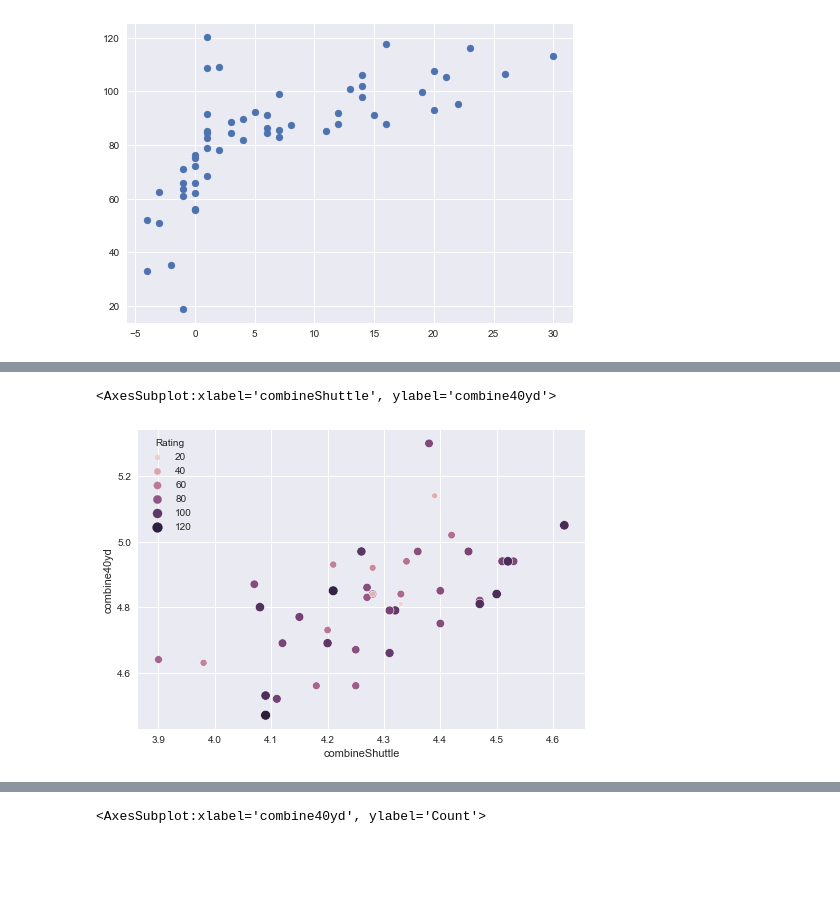
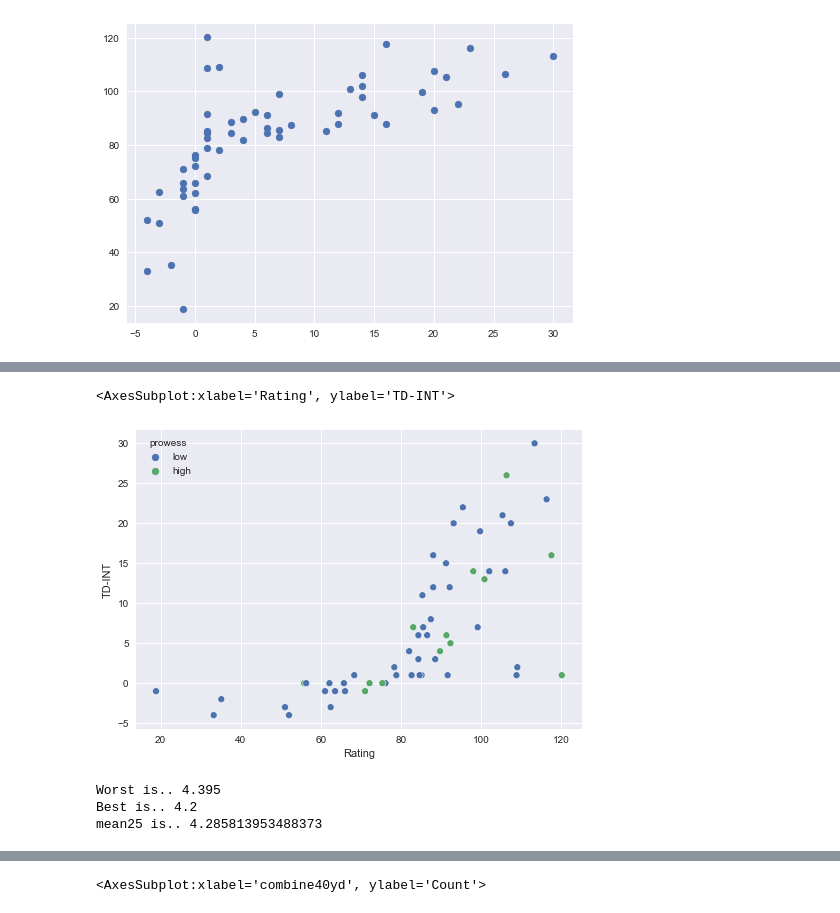
Before and after one commit to User7712/UCDPA_MarkCheesmore, a Jupyter notebook: QB_in_NFL_2019.ipynb, the cells around one changed output, grey strips where cells are left out. Cells and saved outputs as stored; diff of their text form; code cells hidden in the pictures; blank space fills up the shorter version.

```diff
--- a/QB_in_NFL_2019.ipynb
+++ b/QB_in_NFL_2019.ipynb
@@ -620,2 +397,2 @@ dtype: int64
 # %%
-QB_combine_2019.dropna(how='all', axis='columns')
+QB_combine_2019_reduced = QB_combine_2019.dropna(how='all', axis='columns')
@@ -649,5 +405,3 @@ QB_combine_2019.dropna(how='all', axis='columns')
-# %%
-QB_combine_2019_reduced['Experience'] = 2019 - QB_combine_2019_reduced['combineYear']
 # %%
 Significant = QB_combine_2019_reduced.corr()
 # %%
@@ -660,3 +414,10 @@ plt.scatter(QB_combine_2019_reduced['TD-INT'],QB_combine_2019_reduced['Rating'])
 # %% [output]
 <matplotlib.collections.PathCollection at 0x...>
 [figure]
+# %%
+Worst_40yd = QB_combine_2019_reduced['combine40yd'].quantile(q=0.75)
+Best_40yd = QB_combine_2019_reduced['combine40yd'].quantile(q=0.25)
+Mean_40yd = QB_combine_2019_reduced['combine40yd'].mean()
+print('Worst is..', Worst_40yd)
+print('Best is..', Best_40yd)
+print('mean25 is..', Mean_40yd)
@@ -662,0 +428,4 @@ plt.scatter(QB_combine_2019_reduced['TD-INT'],QB_combine_2019_reduced['Rating'])
+# %%
+pd.set_option('mode.chained_assignment', None)
+QB_combine_2019_reduced['prowess'] = 'low'
+QB_combine_2019_reduced.loc[QB_combine_2019_reduced['combine40yd'] < Best_40yd, 'prowess'] = 'high'
@@ -663,5 +442,16 @@ plt.scatter(QB_combine_2019_reduced['TD-INT'],QB_combine_2019_reduced['Rating'])
 # %%
-sns.scatterplot(y="combine40yd",x='combineShuttle', data = QB_combine_2019_reduced, hue='Rating', size='Rating')
+sns.scatterplot(y="TD-INT",x='Rating', data = QB_combine_2019_reduced, hue='prowess')
 # %% [output]
-<AxesSubplot:xlabel='combineShuttle', ylabel='combine40yd'>
+<AxesSubplot:xlabel='Rating', ylabel='TD-INT'>
-[figure, old version]
+[figure, new version]
+# %%
+Worst_Shuttle = QB_combine_2019_reduced['combineShuttle'].quantile(q=0.75)
+Best_Shuttle = QB_combine_2019_reduced['combineShuttle'].quantile(q=0.25)
+Mean_Shuttle = QB_combine_2019_reduced['combineShuttle'].mean()
+print('Worst is..', Worst_Shuttle)
+print('Best is..', Best_Shuttle)
+print('mean25 is..', Mean_Shuttle)
+# %% [output]
+Worst is.. 4.395
+Best is.. 4.2
+mean25 is.. 4.285813953488373
```
Also changed, not shown: parts of 69 cells of this notebook.
